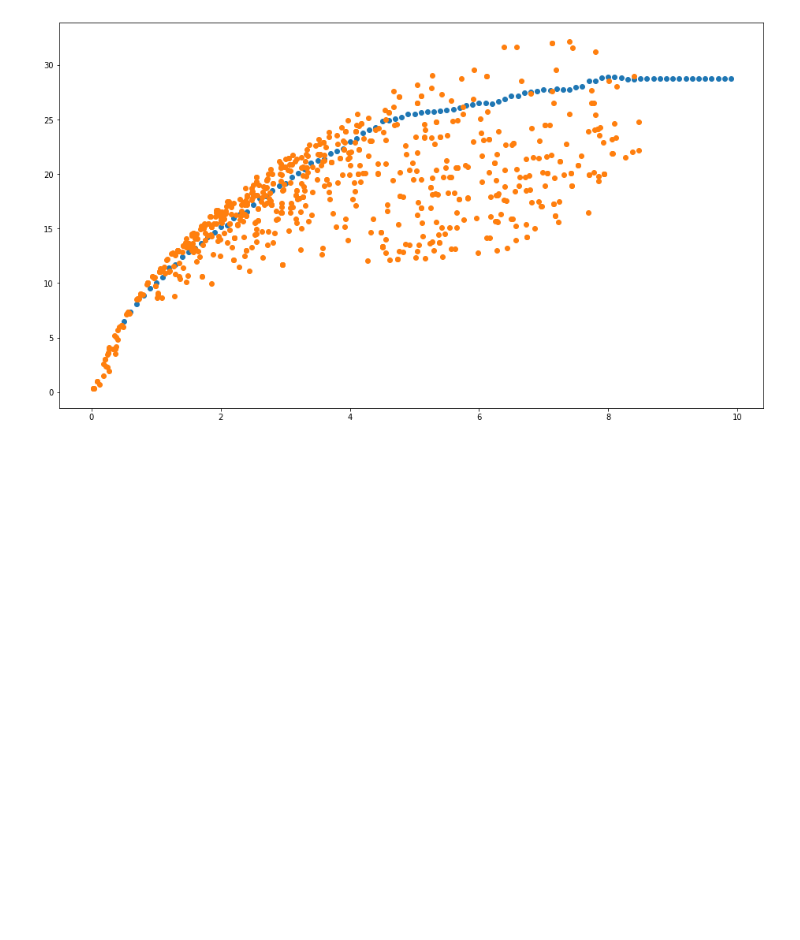
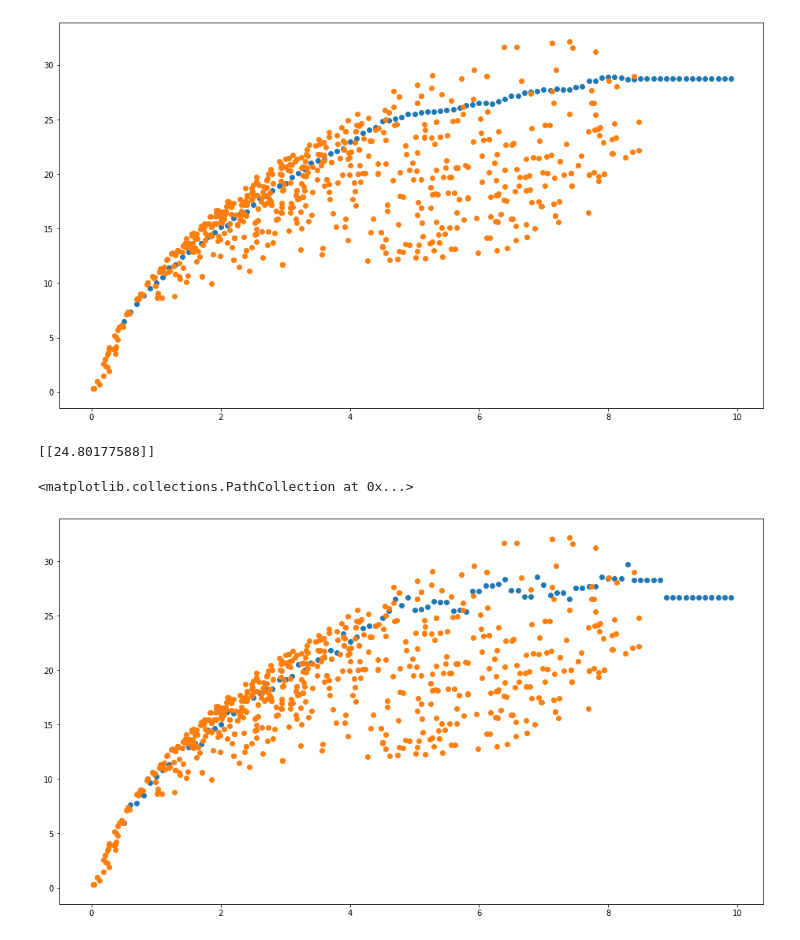
Before and after one commit to ojhall94/malatium, a Jupyter notebook: models/Untitled.ipynb, the cells around one changed output. Saved outputs shown, nothing was run; the diff lists cells and outputs as text; code cells hidden in the pictures; blank space fills up the shorter version.

```diff
--- a/models/Untitled.ipynb
+++ b/models/Untitled.ipynb
@@ -78,0 +81,17 @@ ax.scatter(df.Age, df.Prot)
+# %%
+lnd = intrp(x, y)
+# %%
+print(10**lnd(np.log10([4.5, 1.0, 5777.0])))
+# %% [output]
+[[24.80177588]]
+# %%
+age_ = np.arange(0.5, 10, 0.1)
+x_eval = np.log10(np.vstack([age_, np.ones(len(age_)), np.ones(len(age_))*5777.0]).T)
+fig, ax = plt.subplots(figsize=[16,9])
+ax.scatter(age_, 10**lnd(x_eval))
+
+df = df_rocrit.loc[np.abs(df_rocrit.Mass - 1.0) < 0.001]
+ax.scatter(df.Age, df.Prot)
+# %% [output]
+<matplotlib.collections.PathCollection at 0x...>
+[figure, added]
```
Also changed, not shown: parts of 1 cell of this notebook.
